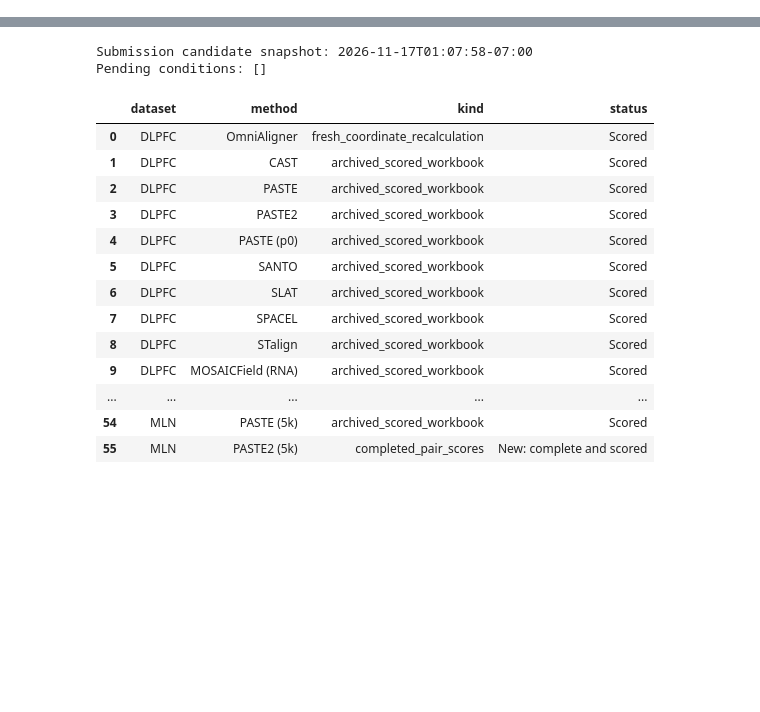
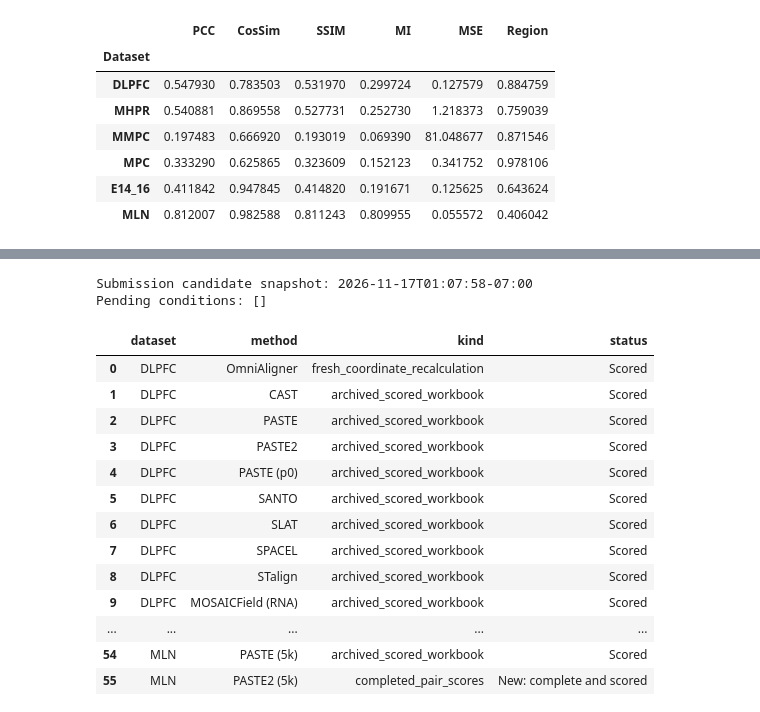
Before and after one commit to huboqiang/omnialigner, a Jupyter notebook: benchmarks/rev1/OmniAligner/notebooks/NCS_submission_table_reproduce.ipynb, the cells around one changed output, grey strips where cells are left out. Cells and saved outputs as stored; diff of their text form; code cells hidden in the pictures; blank space fills up the shorter version.

```diff
--- a/benchmarks/rev1/OmniAligner/notebooks/NCS_submission_table_reproduce.ipynb
+++ b/benchmarks/rev1/OmniAligner/notebooks/NCS_submission_table_reproduce.ipynb
@@ -38,0 +197,4 @@ Install the pinned environment described in the repository README. To rerun the
+# %%
+def CosSim(X, coords):
+    a, b = grid_expression(X, coords)
+    return 0.0 if a.size < 2 or b.size < 2 else a.dot(b) / (np.linalg.norm(a) * np.linalg.norm(b))
@@ -38,0 +222,8 @@ Install the pinned environment described in the repository README. To rerun the
+# %%
+def MI(X, coords):
+    a, b = grid_expression(X, coords)
+    if a.size < 2 or b.size < 2:
+        return 0.0
+    # Reset the seed as in the frozen scorer, including its jitter convention.
+    np.random.seed(0)
+    return mutual_info_regression(a.reshape(-1, 1), b)[0]
@@ -38,0 +232,6 @@ Install the pinned environment described in the repository README. To rerun the
+# %%
+def MSE(X, coords):
+    a, b = grid_expression(X, coords)
+    if a.size < 2 or b.size < 2:
+        return 100.0  # Native fallback, excluded from eligible table rankings.
+    return np.mean(np.square(a - b))
@@ -38,0 +301,72 @@ Install the pinned environment described in the repository README. To rerun the
+# %%
+recomputed_rows = []
+started = time.time()
+for dataset in DATASETS:
+    config = manifest["datasets"][dataset]
+    target = OUTPUT_ROOT / dataset
+    target.mkdir(exist_ok=True)
+    pair_rows, gene_rows = [], []
+    with np.load(DATA_ROOT / config["coordinates"], allow_pickle=False) as coordinates:
+        assert len(coordinates["ids"]) == config["original_cells"]
+        assert set(coordinates["layers"].tolist()) == set(range(len(config["sections"])))
+        reference_slice = load_scoring_slice(dataset, 0, coordinates)
+        for pair_index in range(config["pairs"]):
+            moving_slice = load_scoring_slice(dataset, pair_index + 1, coordinates)
+            reference_section, moving_section = reference_slice, moving_slice
+            gene_arguments = config["evaluation_genes"]
+            coords = shared_grid(reference_section.obsm["spatial"], moving_section.obsm["spatial"])
+            gene_records = []
+            for gene_name in gene_arguments:
+                X = (reference_section.X[:, reference_section.var_names == gene_name].toarray().squeeze(),
+                     moving_section.X[:, moving_section.var_names == gene_name].toarray().squeeze())
+                gene_result = {"gene": gene_name}
+                for metric, key in zip([PCC, CosSim, SSIM, MI, MSE], NATIVE_KEYS[:5]):
+                    np.random.seed(0)
+                    with warnings.catch_warnings(record=True) as caught:
+                        warnings.simplefilter("always")
+                        try:
+                            value = float(metric(X, coords))
+                            gene_result[key] = value if math.isfinite(value) else None
+                            gene_result[key + "_error"] = "" if math.isfinite(value) else "native_nonfinite"
+                        except Exception as error:
+                            gene_result[key] = None
+                            gene_result[key + "_error"] = repr(error)
+                    gene_result[key + "_warnings"] = " | ".join(str(w.message) for w in caught)
+                gene_records.append(gene_result)
+
+            # Equal gene-argument weights. A missing gene score invalidates that pair mean.
+            values = {}
+            for key in NATIVE_KEYS[:5]:
+                numbers = [row[key] for row in gene_records]
+                assert len(numbers) == len(gene_arguments)
+                values[key] = math.fsum(numbers) / len(numbers) if all(v is not None and math.isfinite(v) for v in numbers) else None
+
+            labels = (reference_section.obs["Region"].to_numpy(), moving_section.obs["Region"].to_numpy())
+            values["Accuracy"] = float(Region(labels, coords))
+            valid = [pd.notna(g) & (g != "NonOverlap") for g in coords["grid_labels"]]
+            valid_grids = [len(set(g[mask])) for g, mask in zip(coords["grid_labels"], valid)]
+            support = {"reference_cells": reference_section.n_obs, "moving_cells": moving_section.n_obs,
+                       "reference_covered": int(valid[0].sum()), "moving_covered": int(valid[1].sum()),
+                       "reference_valid_grids": valid_grids[0], "moving_valid_grids": valid_grids[1],
+                       "native_insufficient_grid_fallback": bool(min(valid_grids) < 2)}
+            assert [row["gene"] for row in gene_records] == config["evaluation_genes"]
+            pair_rows.append({"Dataset": dataset, "pair_index": pair_index, **values, **support})
+            gene_rows.extend({"pair_index": pair_index, "gene_argument_index": index, **row} for index, row in enumerate(gene_records))
+            pd.DataFrame(pair_rows).to_csv(target / "pair_metrics.csv", index=False)
+            save_json(OUTPUT_ROOT / "PROGRESS.json", {"dataset": dataset, "pairs_done": pair_index + 1, "pairs_expected": config["pairs"]})
+            reference_slice = moving_slice
+    assert len(pair_rows) == config["pairs"]
+    means = {}
+    for (display_name, native_key) in zip(METRICS, NATIVE_KEYS):
+        numbers = [row[native_key] for row in pair_rows]
+        assert len(numbers) == config["pairs"]
+        means[display_name] = math.fsum(numbers) / len(numbers) if all(v is not None and math.isfinite(v) for v in numbers) else None
+    pd.DataFrame(gene_rows).to_csv(target / "gene_metrics.csv.gz", index=False, compression="gzip")
+    save_json(target / "RECOMPUTED.json", {"dataset": dataset, "pairs": config["pairs"], "metrics": means,
+                                          "coordinates_sha256": config["coordinates_sha256"], "source_hashes_checked": VERIFY_SOURCE_HASHES})
+    recomputed_rows.append({"Dataset": dataset, **means})
+    print(f"{dataset}: {config['pairs']}/{config['pairs']} pairs recomputed")
+recomputed = pd.DataFrame(recomputed_rows).set_index("Dataset")
+recomputed.to_csv(OUTPUT_ROOT / "OmniAligner_NCS_recomputed.csv")
+display(recomputed[METRICS].round(6))
+# %% [output]
@@ -38,0 +379,8 @@ Install the pinned environment described in the repository README. To rerun the
+|  | PCC | CosSim | SSIM | MI | MSE | Region |
+| Dataset |  |  |  |  |  |  |
+| DLPFC | 0.547930 | 0.783503 | 0.531970 | 0.299724 | 0.127579 | 0.884759 |
+| MHPR | 0.540881 | 0.869558 | 0.527731 | 0.252730 | 1.218373 | 0.759039 |
+| MMPC | 0.197483 | 0.666920 | 0.193019 | 0.069390 | 81.048677 | 0.871546 |
+| MPC | 0.333290 | 0.625865 | 0.323609 | 0.152123 | 0.341752 | 0.978106 |
+| E14_16 | 0.411842 | 0.947845 | 0.414820 | 0.191671 | 0.125625 | 0.643624 |
+| MLN | 0.812007 | 0.982588 | 0.811243 | 0.809955 | 0.055572 | 0.406042 |
```
Also changed, not shown: parts of 34 cells of this notebook, 11 other files.
